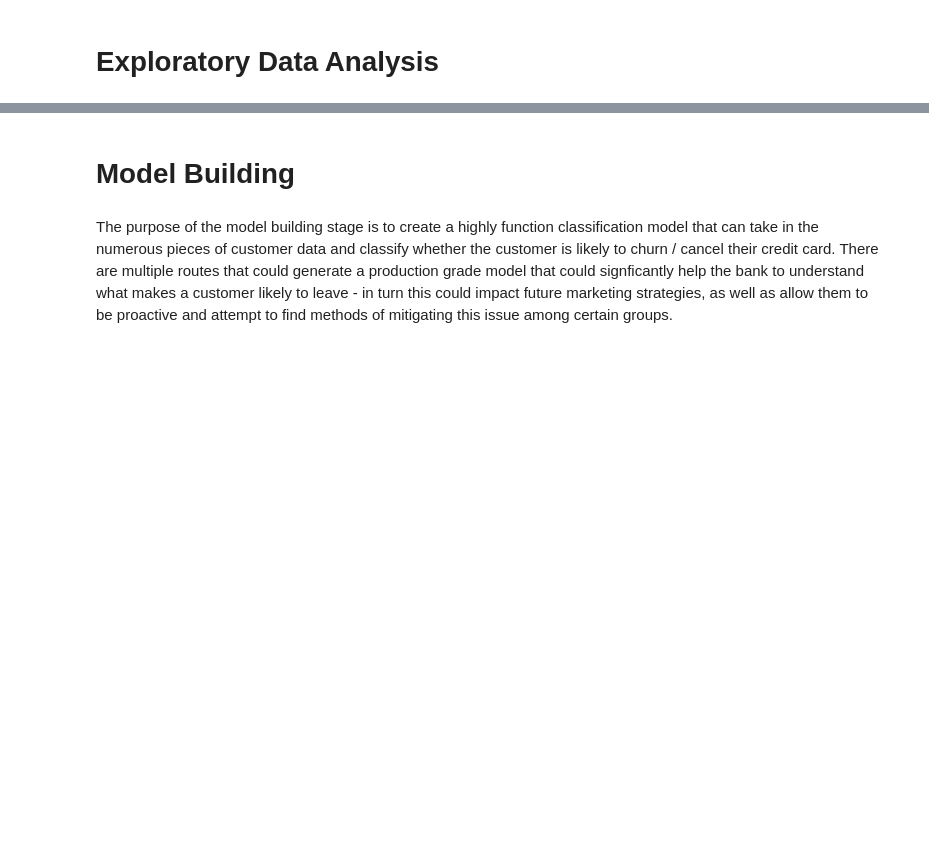
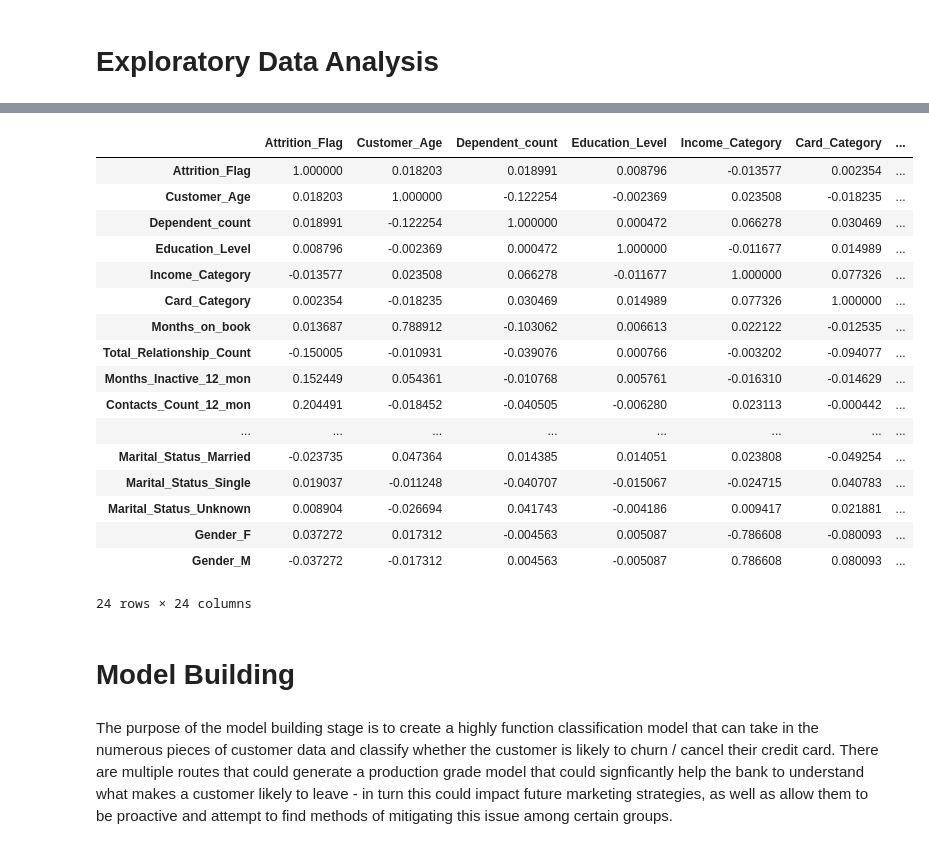
Before and after one commit to PaolaMalagon/Churn-Prediction-G2, a Jupyter notebook: Churn-Prediction-G2.ipynb, the cells around one changed output, grey strips where cells are left out. Cells and saved outputs as stored; diff of their text form; code cells hidden in the pictures; blank space fills up the shorter version.

Commit message:
Data cleaning, formatting, initial exploratory analysis

```diff
--- a/Churn-Prediction-G2.ipynb
+++ b/Churn-Prediction-G2.ipynb
@@ -11,0 +166,2 @@ credit_df = pd.read_csv("credit_card_churn.csv")
+# %%
+credit_clean_df = pd.get_dummies(credit_clean_df, columns = ['Marital_Status', 'Gender'], dtype=int)
@@ -11,0 +195,3 @@ credit_df = pd.read_csv("credit_card_churn.csv")
+# %%
+credit_clean_df['Education_Level'] = credit_clean_df['Education_Level'].apply(lambda x: ['Unknown', 'Uneducated', 'High School', 'College', 'Graduate', 'Post-Graduate', 'Doctorate'].index(x))
+credit_clean_df['Education_Level'].value_counts()
@@ -11,0 +232,3 @@ credit_df = pd.read_csv("credit_card_churn.csv")
+# %%
+credit_clean_df['Income_Category'] = credit_clean_df['Income_Category'].apply(lambda x: ['Unknown', 'Less than $40K', '$40K - $60K', '$60K - $80K', '$80K - $120K', '$120K +'].index(x))
+credit_clean_df['Income_Category'].value_counts()
@@ -11,0 +264,3 @@ credit_df = pd.read_csv("credit_card_churn.csv")
+# %%
+credit_clean_df['Card_Category'] = credit_clean_df['Card_Category'].apply(lambda x: ['Blue', 'Silver', 'Gold', 'Platinum'].index(x))
+credit_clean_df['Card_Category'].value_counts()
@@ -314,3 +372,25 @@ There are only 7 cases where marital status, education level, and income categor
+# %%
+#Correlation
+credit_clean_df.corr()
+# %% [output]
+|  | Attrition_Flag | Customer_Age | Dependent_count | Education_Level | Income_Category | Card_Category | ... |
+| Attrition_Flag | 1.000000 | 0.018203 | 0.018991 | 0.008796 | -0.013577 | 0.002354 | ... |
+| Customer_Age | 0.018203 | 1.000000 | -0.122254 | -0.002369 | 0.023508 | -0.018235 | ... |
+| Dependent_count | 0.018991 | -0.122254 | 1.000000 | 0.000472 | 0.066278 | 0.030469 | ... |
+| Education_Level | 0.008796 | -0.002369 | 0.000472 | 1.000000 | -0.011677 | 0.014989 | ... |
+| Income_Category | -0.013577 | 0.023508 | 0.066278 | -0.011677 | 1.000000 | 0.077326 | ... |
+| Card_Category | 0.002354 | -0.018235 | 0.030469 | 0.014989 | 0.077326 | 1.000000 | ... |
+| Months_on_book | 0.013687 | 0.788912 | -0.103062 | 0.006613 | 0.022122 | -0.012535 | ... |
+| Total_Relationship_Count | -0.150005 | -0.010931 | -0.039076 | 0.000766 | -0.003202 | -0.094077 | ... |
+| Months_Inactive_12_mon | 0.152449 | 0.054361 | -0.010768 | 0.005761 | -0.016310 | -0.014629 | ... |
+| Contacts_Count_12_mon | 0.204491 | -0.018452 | -0.040505 | -0.006280 | 0.023113 | -0.000442 | ... |
+| ... | ... | ... | ... | ... | ... | ... | ... |
+| Marital_Status_Married | -0.023735 | 0.047364 | 0.014385 | 0.014051 | 0.023808 | -0.049254 | ... |
+| Marital_Status_Single | 0.019037 | -0.011248 | -0.040707 | -0.015067 | -0.024715 | 0.040783 | ... |
+| Marital_Status_Unknown | 0.008904 | -0.026694 | 0.041743 | -0.004186 | 0.009417 | 0.021881 | ... |
+| Gender_F | 0.037272 | 0.017312 | -0.004563 | 0.005087 | -0.786608 | -0.080093 | ... |
+| Gender_M | -0.037272 | -0.017312 | 0.004563 | -0.005087 | 0.786608 | 0.080093 | ... |
+24 rows × 24 columns
 # %% [markdown]
 # Model Building
 # %% [markdown]
```
Also changed, not shown: parts of 85 cells of this notebook.
